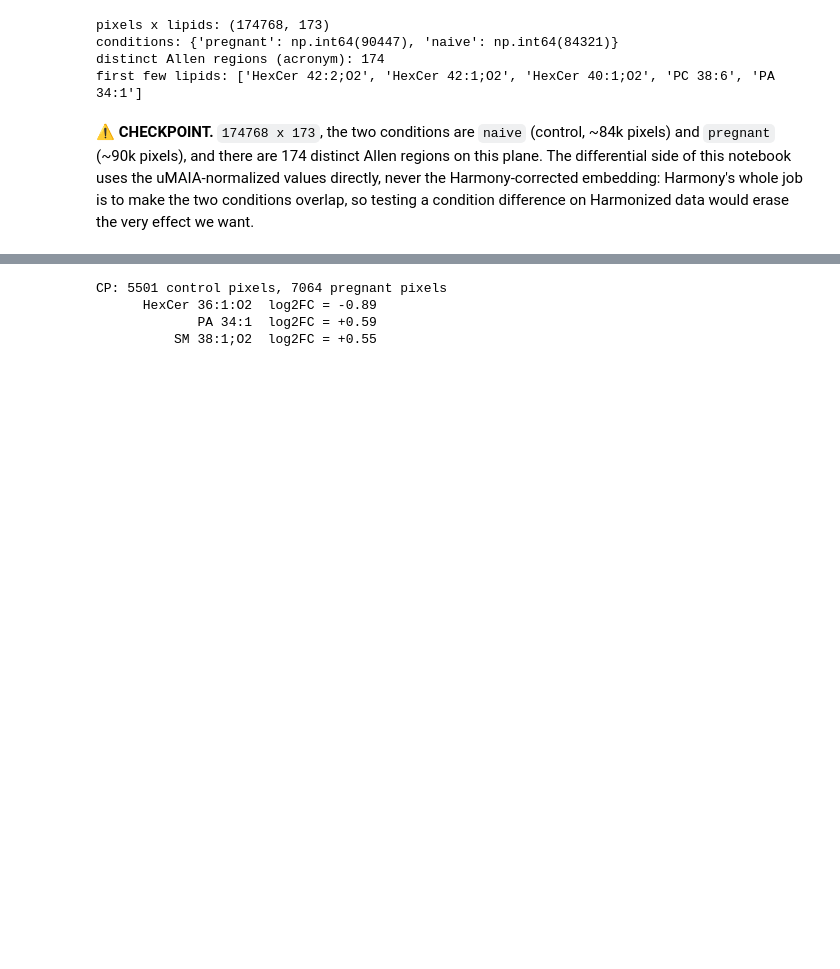
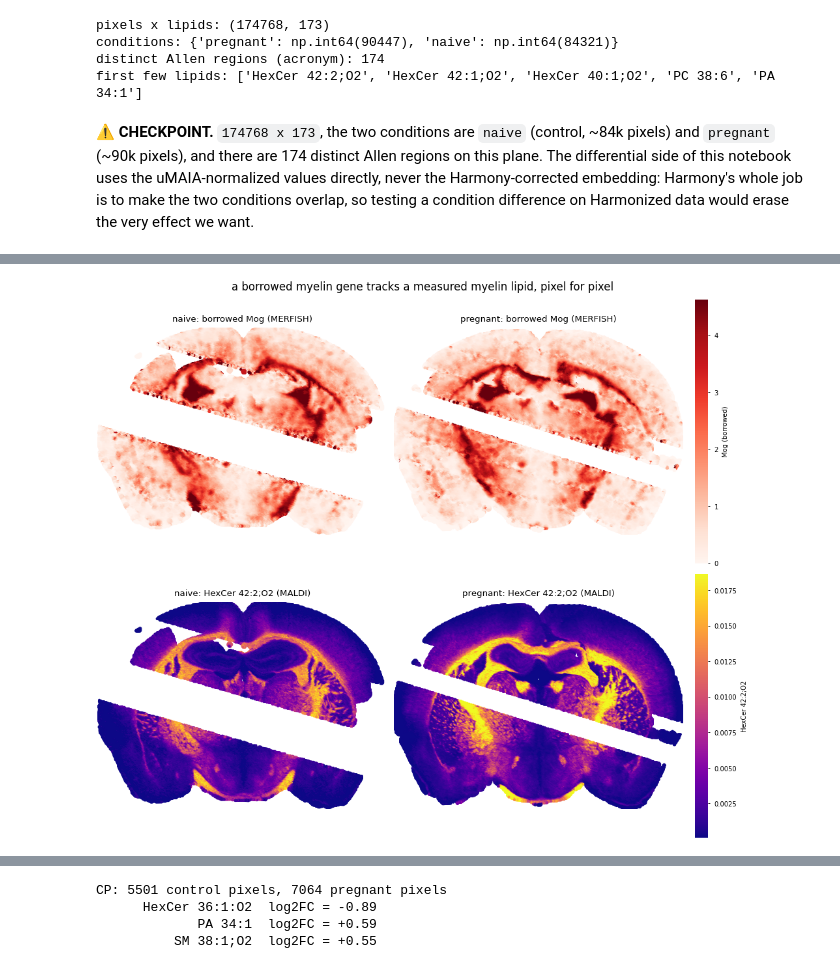
Before and after one commit to lamanno-epfl/lipidomics_tutorial_cajalcourse, a Jupyter notebook: notebooks/level3/08_multimodal_xgb_shap_go_solution.ipynb, the cells around one changed output, grey strips where cells are left out. Saved outputs shown, nothing was run; the diff lists cells and outputs as text; code cells hidden in the pictures; blank space fills up the shorter version.

```diff
--- a/notebooks/level3/08_multimodal_xgb_shap_go_solution.ipynb
+++ b/notebooks/level3/08_multimodal_xgb_shap_go_solution.ipynb
@@ -152,0 +267,13 @@ Harmonized data would erase the very effect we want.
+# %%
+# the helper does the unrolled match for EVERY pixel: average genes + majority-vote cell type
+# first, the honest coverage at the paper's 75 um radius...
+gdf75, _ = M.match_pixels_to_cells(adata.obs, cells, gene_cols, radius=0.075)
+cov75 = float(gdf75.notna().any(axis=1).mean())
+
+# ...then the radius we actually use, 100 um, for fuller coverage
+gdf, celltype = M.match_pixels_to_cells(adata.obs, cells, gene_cols, radius=0.1)
+cov = float(gdf.notna().any(axis=1).mean())
+
+print(f"pixels matched at 75 um (r=0.075): {cov75:6.1%}")
+print(f"pixels matched at 100 um (r=0.10): {cov:6.1%}")
+print("per-pixel gene matrix:", gdf.shape, "| cell types assigned:", celltype.notna().sum())
@@ -152,0 +309,39 @@ Harmonized data would erase the very effect we want.
+# %%
+# a borrowed MERFISH myelin gene next to a measured myelin lipid, on matched pixels
+MYELIN_GENE = "ENSMUST00000102665"     # transcript of Mog (myelin oligodendrocyte glycoprotein)
+MYELIN_LIPID = "HexCer 42:2;O2"        # the myelin sphingolipid of this notebook
+
+obs = adata.obs
+gene_vec = gdf[MYELIN_GENE].to_numpy()                 # borrowed per-pixel gene (NaN where unmatched)
+lipid_vec = np.asarray(adata[:, MYELIN_LIPID].X).ravel()
+matched = ~np.isnan(gene_vec)
+
+secs = sorted(obs["SectionID"].unique())
+fig, axes = plt.subplots(2, len(secs), figsize=(4.2 * len(secs), 7.2),
+                         constrained_layout=True)
+z, y = obs["zccf"].to_numpy(), -obs["yccf"].to_numpy()
+for col, s in enumerate(secs):
+    m = (obs["SectionID"] == s).to_numpy()
+    cond = obs.loc[m, "Condition"].iloc[0]
+    # top row: borrowed Mog transcript (matched pixels only)
+    mm = m & matched
+    g = gene_vec[mm]
+    sc0 = axes[0, col].scatter(z[mm], y[mm], c=g, cmap="Reds", s=2.5, rasterized=True,
+                               vmin=np.nanpercentile(gene_vec, 2), vmax=np.nanpercentile(gene_vec, 98))
+    axes[0, col].set_title(f"{cond}: borrowed Mog (MERFISH)", fontsize=FS["s"])
+    # bottom row: measured HexCer 42:2;O2 lipid, same matched pixels for a fair comparison
+    lv = lipid_vec[mm]
+    sc1 = axes[1, col].scatter(z[mm], y[mm], c=lv, cmap="plasma", s=2.5, rasterized=True,
+                               vmin=np.nanpercentile(lipid_vec[matched], 2),
+                               vmax=np.nanpercentile(lipid_vec[matched], 98))
+    axes[1, col].set_title(f"{cond}: HexCer 42:2;O2 (MALDI)", fontsize=FS["s"])
+    for ax in (axes[0, col], axes[1, col]):
+        cl.style.spatial_axes(ax)
+        ax.set_xlim(z.min(), z.max()); ax.set_ylim(y.min(), y.max())
+cl.style.lightweight_colorbar(sc0, list(axes[0]), label="Mog (borrowed)")
+cl.style.lightweight_colorbar(sc1, list(axes[1]), label="HexCer 42:2;O2")
+fig.suptitle("a borrowed myelin gene tracks a measured myelin lipid, pixel for pixel",
+             fontsize=FS["m"])
+plt.show()
+# %% [output]
+[figure, added]
```
Also changed, not shown: parts of 44 cells of this notebook, 21 other files.
